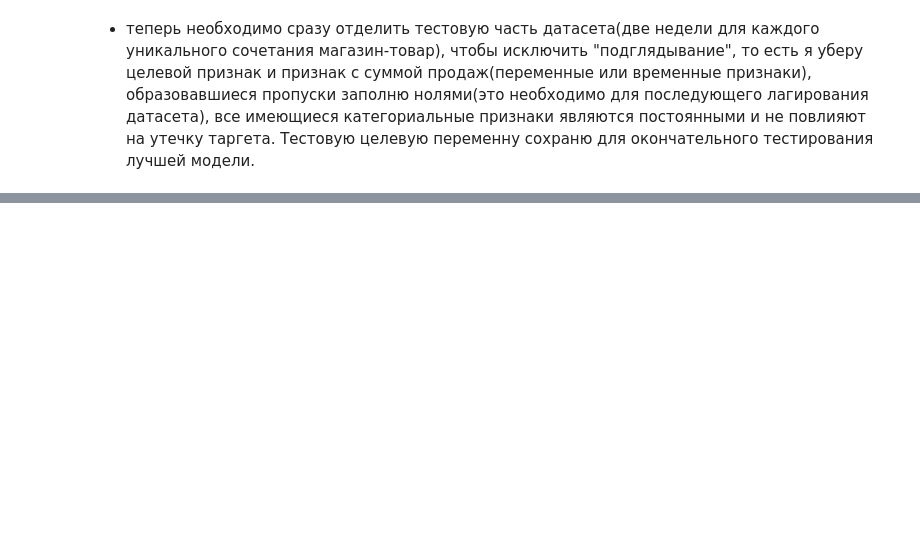
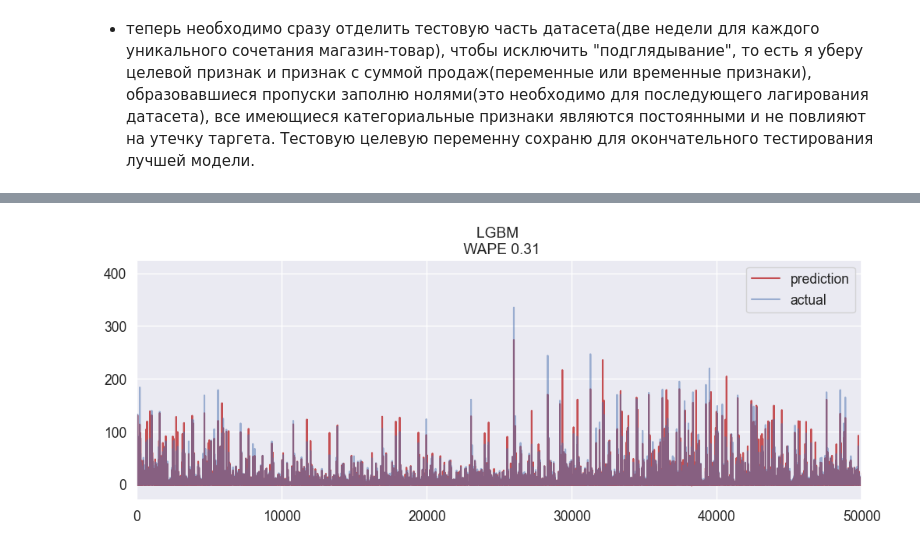
Before and after one commit to AndreiChernovJr/DS, a Jupyter notebook: lenta1.ipynb, the cells around one changed output, grey strips where cells are left out. Saved outputs shown, nothing was run; the diff lists cells and outputs as text; code cells hidden in the pictures; blank space fills up the shorter version.

```diff
--- a/lenta1.ipynb
+++ b/lenta1.ipynb
@@ -930,0 +1127,2 @@ data = pd.concat([data, temp_test], axis=0)
+# %%
+lgbm_preds = lgbm_grid.best_estimator_.predict(X_val)
@@ -930,0 +1137,10 @@ data = pd.concat([data, temp_test], axis=0)
+# %%
+plt.figure(figsize=(12, 4))
+plt.xlim(0, 50000)
+plt.plot(lgbm_preds, 'r', label='prediction')
+plt.plot(y_val.values, label='actual', alpha=0.5)
+plt.legend(loc='best')
+plt.title('LGBM \n WAPE {}'.format(round(wape(y_val, lgbm_preds), 2)))
+plt.grid(True)
+# %% [output]
+[figure, added]
```
Also changed, not shown: parts of 95 cells of this notebook.
